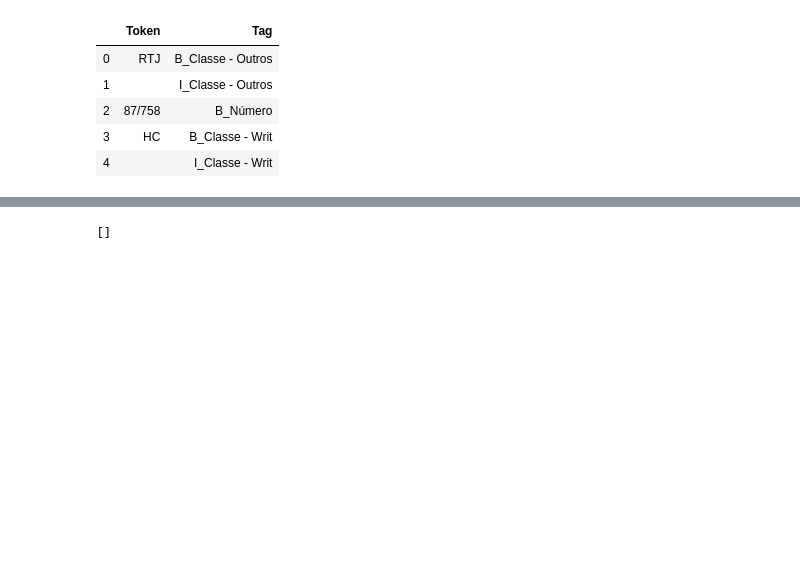
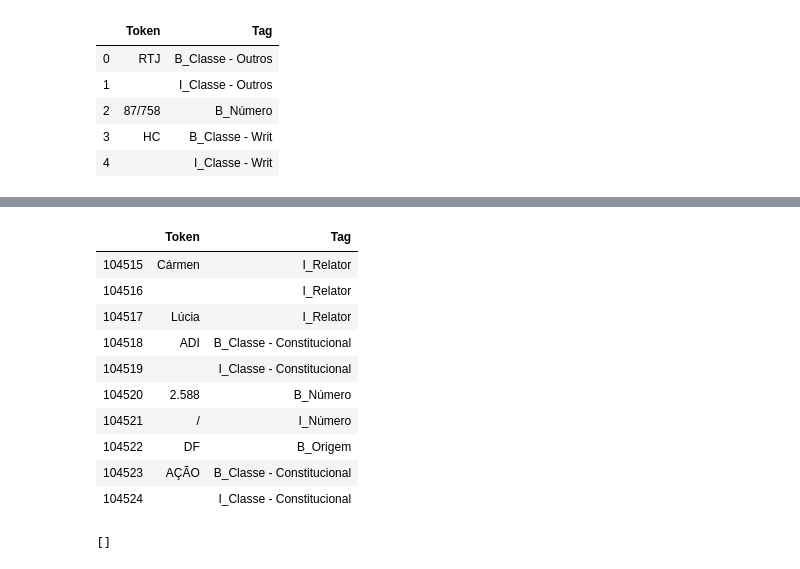
Before and after one commit to felipeasilva1/doccano, a Jupyter notebook: ncdj-tools/export_utility/03 - Precedentes.ipynb, the cells around one changed output, grey strips where cells are left out. Saved outputs shown, nothing was run; the diff lists cells and outputs as text; code cells hidden in the pictures; blank space fills up the shorter version.

```diff
--- a/ncdj-tools/export_utility/03 - Precedentes.ipynb
+++ b/ncdj-tools/export_utility/03 - Precedentes.ipynb
@@ -123,3 +168,17 @@ df_prec.head(5)
+# %%
+df_prec.iloc[104520-5:104520+5]
+# %% [output]
+|  | Token | Tag |
+| 104515 | Cármen | I_Relator |
+| 104516 |  | I_Relator |
+| 104517 | Lúcia | I_Relator |
+| 104518 | ADI | B_Classe - Constitucional |
+| 104519 |  | I_Classe - Constitucional |
+| 104520 | 2.588 | B_Número |
+| 104521 | / | I_Número |
+| 104522 | DF | B_Origem |
+| 104523 | AÇÃO | B_Classe - Constitucional |
+| 104524 |  | I_Classe - Constitucional |
 # %%
 # Conferindo se nao pode existir o caso onde uma Tag que começa com 'I' é seguida de outra Tag que começa
 # com 'I'
```
Also changed, not shown: parts of 20 cells of this notebook, 2 other files.
